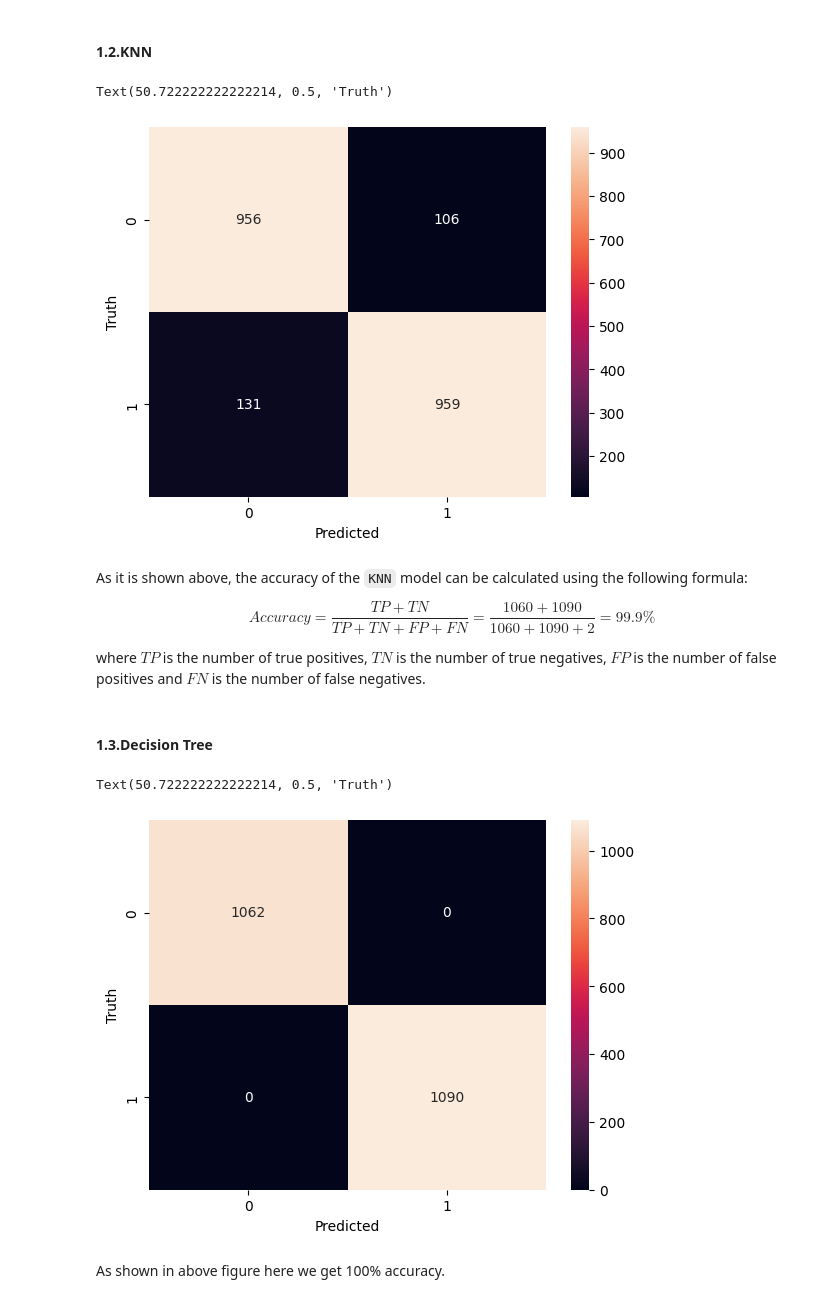
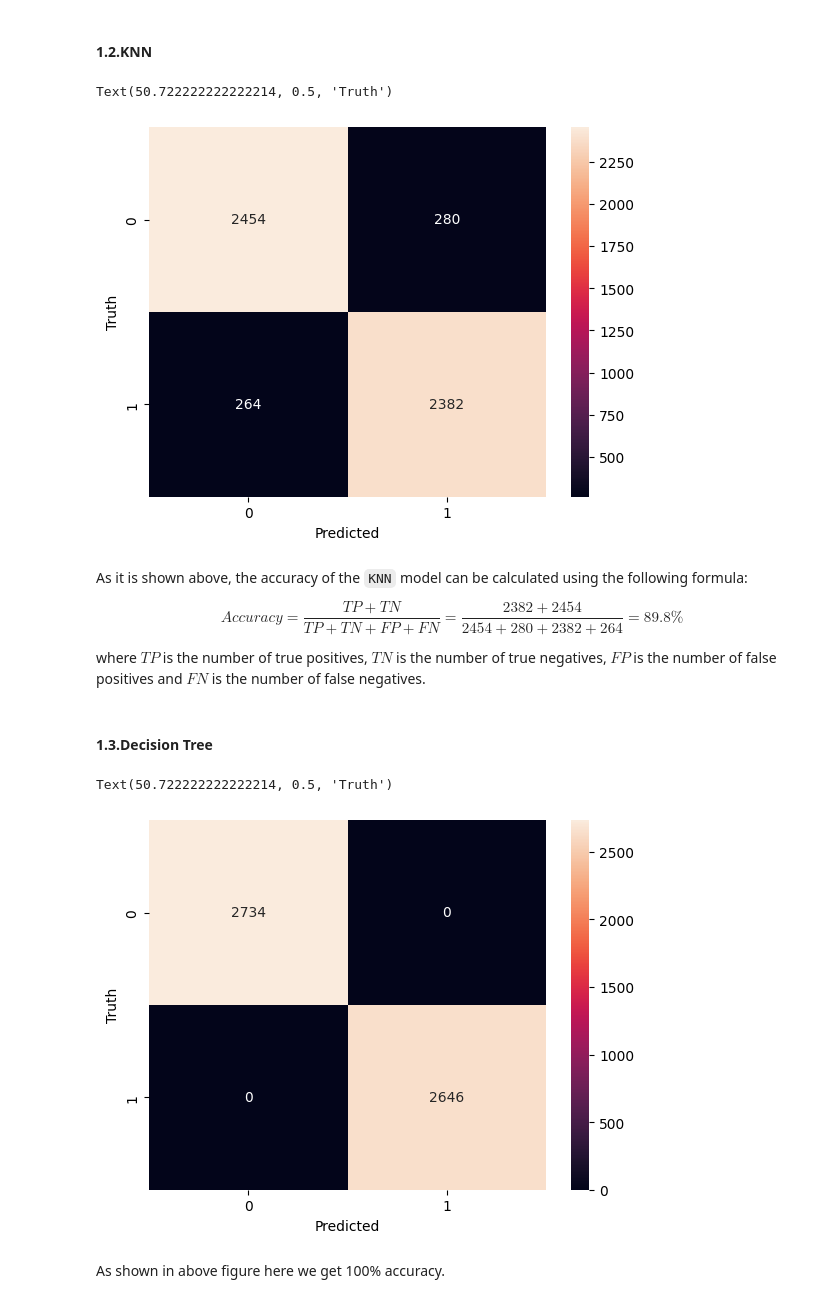
Before and after one commit to pooyaaf/AI_University_Projects, a Jupyter notebook: CA4/CA4-810198577.ipynb, the cells around one changed output. Saved outputs shown, nothing was run; the diff lists cells and outputs as text; code cells hidden in the pictures.

```diff
--- a/CA4/CA4-810198577.ipynb
+++ b/CA4/CA4-810198577.ipynb
@@ -848,7 +855,7 @@ median_price = standardized['price'].median()
 standardized['level_price'] = np.where(
     standardized['price'] > median_price, 'HIGH', 'LOW')
 X_train, X_test, y_train, y_test = train_test_split(standardized.drop(
-    'level_price', axis=1), standardized['level_price'], test_size=0.1, random_state=39)
+    'level_price', axis=1), standardized['level_price'], test_size=0.25, random_state=39)
 # %% [markdown]
 #### Logistic Regression
 
@@ -884,8 +891,17 @@ KNN Accuracy: 88.99%
 A decision tree is a type of supervised learning algorithm that is mostly used for classification and regression analysis. It is a tree-like model that is constructed by recursively partitioning the input data into subsets based on the values of different input features. Each internal node of the tree represents a test on a feature, each branch represents the outcome of the test, and each leaf node represents a class label or a numerical value that is the prediction of the tree. The goal of a decision tree is to create a model that can predict the value of a target variable based on several input variables. Decision trees are easy to understand, interpret and visualize, and they can handle both categorical and numerical data.
 # %%
 tree = DecisionTreeClassifier(random_state=54)
-tree.fit(X_train, y_train)
-print(f'Decision Tree Accuracy: {tree.score(X_test, y_test) * 100:5.2f}%')
+dt_parameters = {
+    'criterion': ['entropy'],
+    'max_depth': range(5, 10),
+    'min_samples_split': range(5, 10),
+    'min_samples_leaf': range(1, 4),
+    'random_state': [1]
+}
+
+model = GridSearchCV(tree, dt_parameters, scoring='accuracy')
+model.fit(X_train, y_train)
+print(f'Decision Tree Accuracy: {model.score(X_test, y_test) * 100:5.2f}%')
 # %% [output]
 Decision Tree Accuracy: 100.00%
 # %% [markdown]
@@ -915,23 +931,23 @@ plt.xlabel('Predicted')
 plt.ylabel('Truth')
 # %% [output]
 Text(50.722222222222214, 0.5, 'Truth')
-[figure, old version]
+[figure, new version]
 # %% [markdown]
 As it is shown above, the accuracy of the `KNN` model can be calculated using the following formula:
 
-$$Accuracy = \frac{TP + TN}{TP + TN + FP + FN} = \frac{1060 + 1090}{1060+1090+2} = 99.9\%$$
+$$Accuracy = \frac{TP + TN}{TP + TN + FP + FN} = \frac{2382+2454}{2454+280+2382+264} = 89.8\%$$
 
 where $TP$ is the number of true positives, $TN$ is the number of true negatives, $FP$ is the number of false positives and $FN$ is the number of false negatives.
 # %% [markdown]
 #### 1.3.Decision Tree
 # %%
-cm = confusion_matrix(y_test, tree.predict(X_test))
+cm = confusion_matrix(y_test, model.predict(X_test))
 sns.heatmap(cm, annot=True, fmt='d')
 plt.xlabel('Predicted')
 plt.ylabel('Truth')
 # %% [output]
 Text(50.722222222222214, 0.5, 'Truth')
-[figure, old version]
+[figure, new version]
 # %% [markdown]
 As shown in above figure here we get 100% accuracy.
 # %% [markdown]
```
Also changed, not shown: parts of 12 cells of this notebook, 4 other files.
